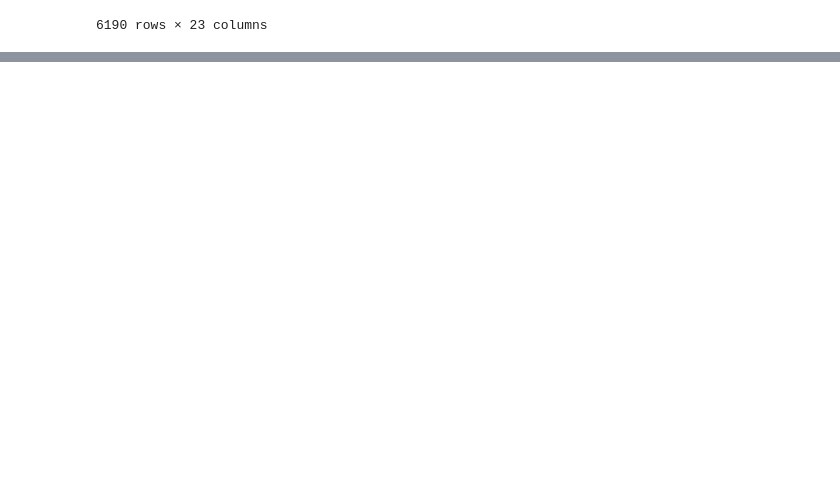
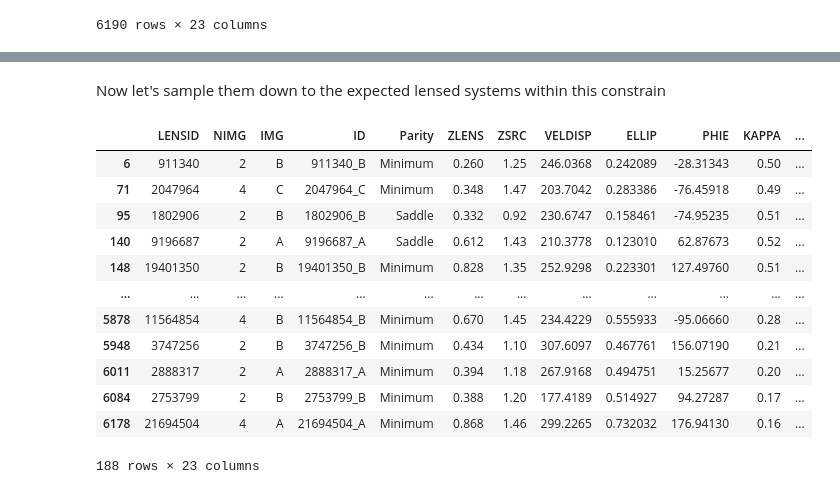
Before and after one commit to fcneirad/OM10-HME, a Jupyter notebook: Selecting lensed images.ipynb, the cells around one changed output, grey strips where cells are left out. Cells and saved outputs as stored; diff of their text form; code cells hidden in the pictures; blank space fills up the shorter version.

```diff
--- a/Selecting lensed images.ipynb
+++ b/Selecting lensed images.ipynb
@@ -40,0 +72,19 @@ lenses.plot_selected()
+# %% [markdown]
+Now let's sample them down to the expected lensed systems within this constrain
+# %%
+lenses.sampleNlenses()
+lenses.sampled_lenses
+# %% [output]
+|  | LENSID | NIMG | IMG | ID | Parity | ZLENS | ZSRC | VELDISP | ELLIP | PHIE | KAPPA | ... |
+| 6 | 911340 | 2 | B | 911340_B | Minimum | 0.260 | 1.25 | 246.0368 | 0.242089 | -28.31343 | 0.50 | ... |
+| 71 | 2047964 | 4 | C | 2047964_C | Minimum | 0.348 | 1.47 | 203.7042 | 0.283386 | -76.45918 | 0.49 | ... |
+| 95 | 1802906 | 2 | B | 1802906_B | Saddle | 0.332 | 0.92 | 230.6747 | 0.158461 | -74.95235 | 0.51 | ... |
+| 140 | 9196687 | 2 | A | 9196687_A | Saddle | 0.612 | 1.43 | 210.3778 | 0.123010 | 62.87673 | 0.52 | ... |
+| 148 | 19401350 | 2 | B | 19401350_B | Minimum | 0.828 | 1.35 | 252.9298 | 0.223301 | 127.49760 | 0.51 | ... |
+| ... | ... | ... | ... | ... | ... | ... | ... | ... | ... | ... | ... | ... |
+| 5878 | 11564854 | 4 | B | 11564854_B | Minimum | 0.670 | 1.45 | 234.4229 | 0.555933 | -95.06660 | 0.28 | ... |
+| 5948 | 3747256 | 2 | B | 3747256_B | Minimum | 0.434 | 1.10 | 307.6097 | 0.467761 | 156.07190 | 0.21 | ... |
+| 6011 | 2888317 | 2 | A | 2888317_A | Minimum | 0.394 | 1.18 | 267.9168 | 0.494751 | 15.25677 | 0.20 | ... |
+| 6084 | 2753799 | 2 | B | 2753799_B | Minimum | 0.388 | 1.20 | 177.4189 | 0.514927 | 94.27287 | 0.17 | ... |
+| 6178 | 21694504 | 4 | A | 21694504_A | Minimum | 0.868 | 1.46 | 299.2265 | 0.732032 | 176.94130 | 0.16 | ... |
+188 rows × 23 columns
```
Also changed, not shown: parts of 8 cells of this notebook, 2 other files.
